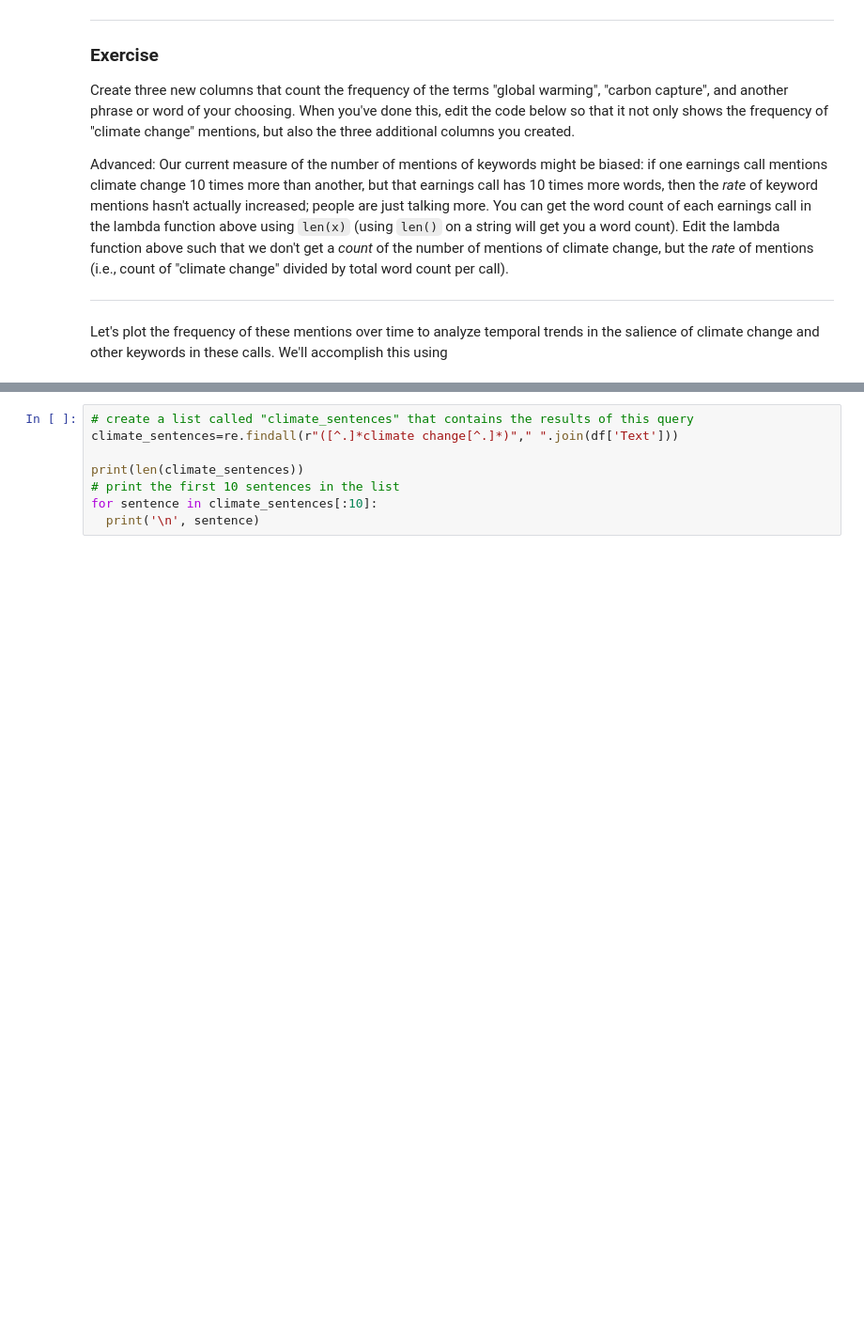
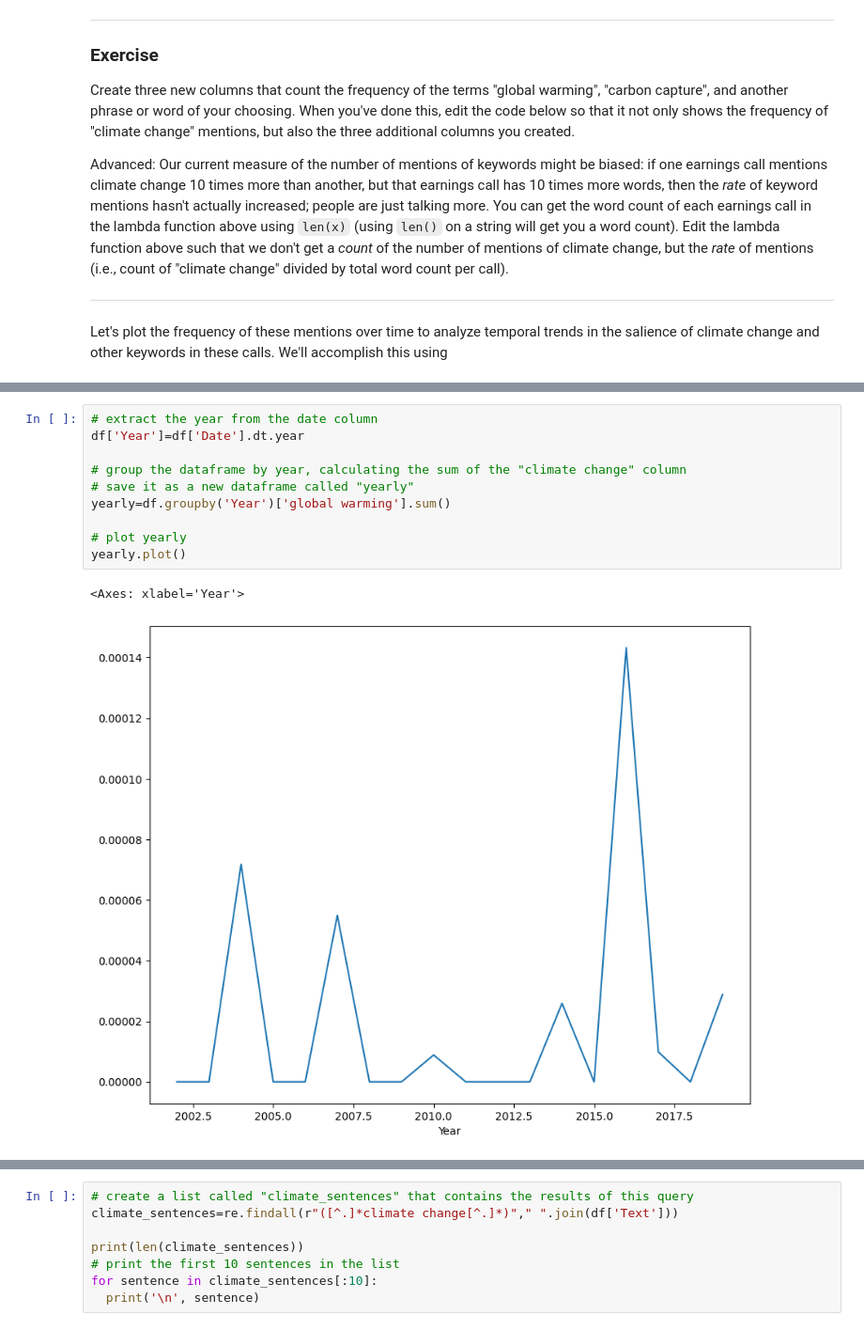
Before and after one commit to shiraparnes/QM2, a Jupyter notebook: notebooks_2025_option_2/W04. Natural Language Processing.ipynb, the cells around one changed output, grey strips where cells are left out. Shown at 94% size. Drawn from its saved outputs; the diff is of its cells as text; blank space fills up the shorter version.

```diff
--- a/notebooks_2025_option_2/W04. Natural Language Processing.ipynb
+++ b/notebooks_2025_option_2/W04. Natural Language Processing.ipynb
@@ -296,2 +313,15 @@ yearly.plot()
+# %%
+# extract the year from the date column
+df['Year']=df['Date'].dt.year
+
+# group the dataframe by year, calculating the sum of the "climate change" column
+# save it as a new dataframe called "yearly"
+yearly=df.groupby('Year')['global warming'].sum()
+
+# plot yearly
+yearly.plot()
+# %% [output]
+<Axes: xlabel='Year'>
+[figure, added]
 # %% [markdown]
 Do you notice any patterns in the salience of these topics over time?
```
Also changed, not shown: parts of 17 cells of this notebook.
